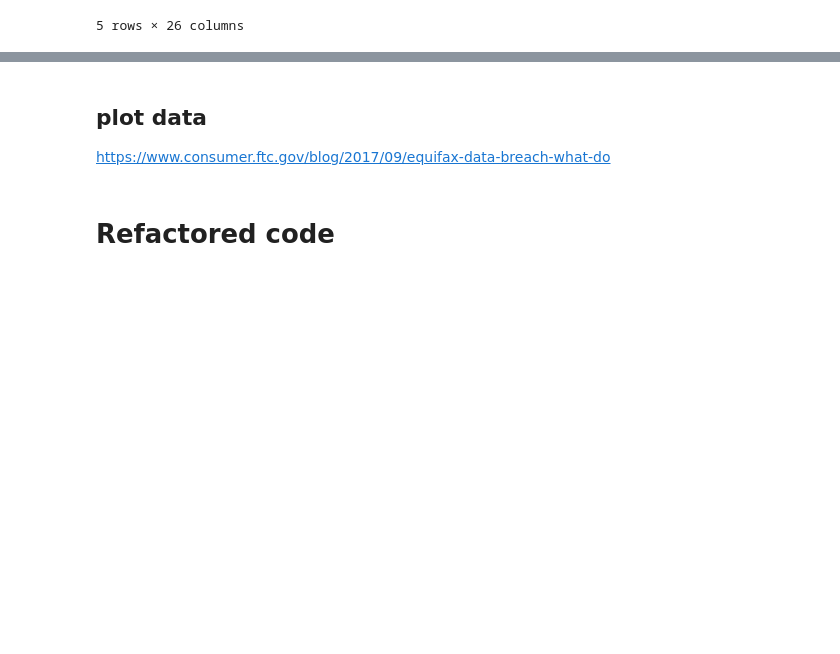
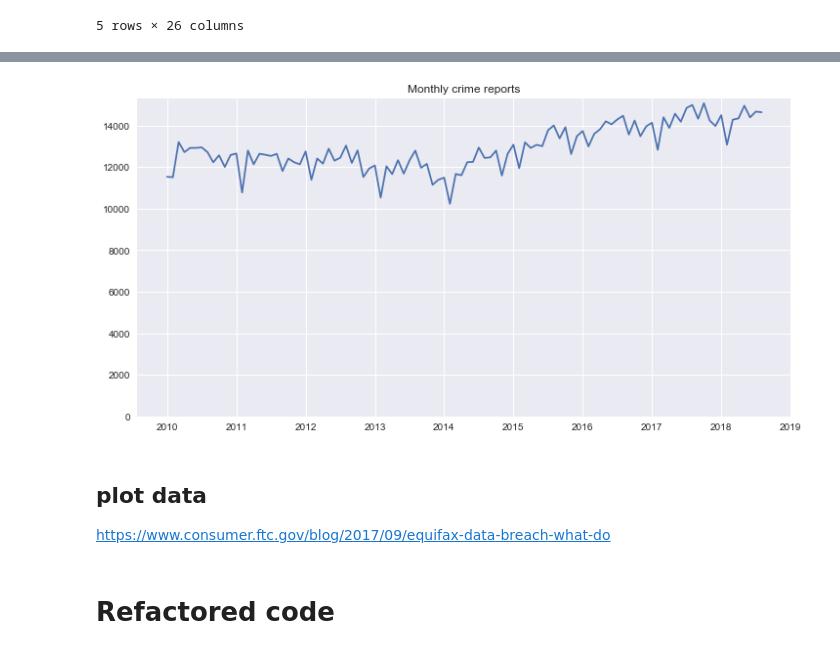
Before and after one commit to caheredia/chicago_crime_data, a Jupyter notebook: 2018-09-30 Chicago_Crime.ipynb, the cells around one changed output, grey strips where cells are left out. Drawn from its saved outputs; the diff is of its cells as text; code cells hidden in the pictures; blank space fills up the shorter version.

Commit message:
added Monthly plots

```diff
--- a/2018-09-30 Chicago_Crime.ipynb
+++ b/2018-09-30 Chicago_Crime.ipynb
@@ -19,2 +18,0 @@ Wall time: 22.8 s
-# %%
-data = pd.read_csv('data/Crime_Data_from_2010_to_Present.csv')
@@ -26,20 +19,3 @@ Number of observations: 1,827,766
-# %%
-# convert time to string from int
-data['Time Occurred'] = data['Time Occurred'].apply(str)
-# %%
-# filter strings of length 4
-pattern = r'^\w{4,}$'
-time_filter = data['Time Occurred'].str.contains(pattern)
-
-# filter out bad stamps
-data = data[time_filter]
-
-data['Date'] = data['Date Reported'] + " " +  data['Time Occurred']
-data.set_index('Date', inplace=True)
-try:
-    data.index = pd.to_datetime(data.index,  format='%m/%d/%Y %H%M')
-except TypeError:
-    data.index = pd.to_datetime(data.index)
 # %%
 data.head()
 # %% [output]
@@ -51,3 +27,7 @@ data.head()
 | 2010-11-11 18:00:00 | 101822289 | 11/11/2010 | 11/10/2010 | 1800 | 18 | Southeast | 1803 | ... |
 | 2014-01-11 23:00:00 | 42104479 | 01/11/2014 | 01/04/2014 | 2300 | 21 | Topanga | 2133 | ... |
 5 rows × 26 columns
+# %%
+# generate counts for timestamps
+data_time = data['Time Occurred'].groupby('Date').agg([ 'count'])
+data_time.head()
@@ -54,3 +42,11 @@ data.head()
+# %%
+fig, ax = plt.subplots(1, 1, figsize=(12,6))
+title = 'Monthly crime reports'
+data_time[data_time.index<='2018-09-01'].resample('M').sum().plot(ax=ax, legend=None, title = title );
+plt.ylim(0,None)
+plt.xlabel('');
+# %% [output]
+[figure, added]
 # %%
 # Number of companies complained about
 companies = data['Company'].value_counts()
```
Also changed, not shown: parts of 3 cells of this notebook, 1 other file.
